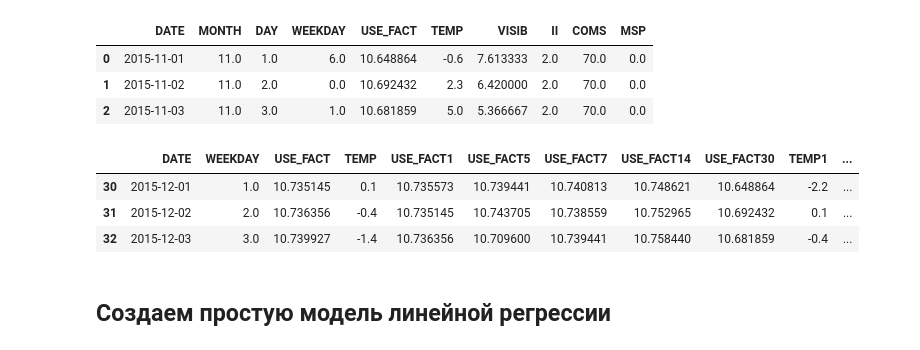
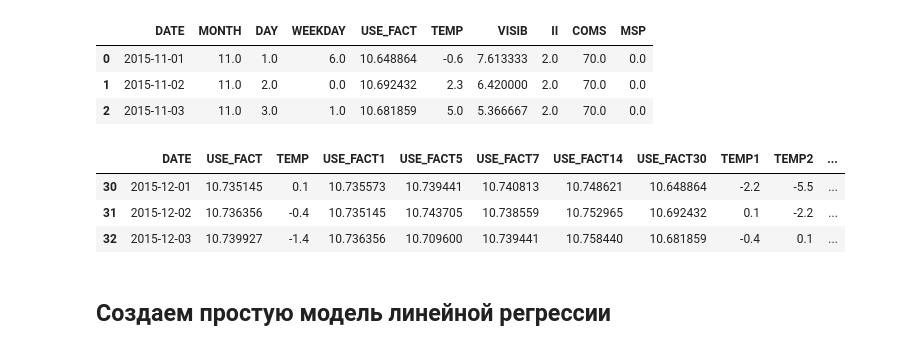
Before and after one commit to andyst75/EnergyForecast, a Jupyter notebook: energo-model.ipynb, the cells around one changed output. Saved outputs shown, nothing was run; the diff lists cells and outputs as text; code cells hidden in the pictures.

```diff
--- a/energo-model.ipynb
+++ b/energo-model.ipynb
@@ -41,6 +41,7 @@ print(f"Python version: {'.'.join(list(map(str, sys.version_info[:3])))}")
 print(f"Scikit-learn version: {sklearn.__version__}")
 
 DATA = 'data-prepare' + os.sep
+DATA = ''
 
 def mean_absolute_percentage_error(y_true, y_pred):
     y_true, y_pred = np.array(y_true), np.array(y_pred)
@@ -294,37 +296,38 @@ for r, d in data_train[30:len(data_train) - 5].iterrows():
     data_train3m.loc[r, "WEEKDAY"] = d["WEEKDAY"]
     data_train3m.loc[r, "USE_FACT"] = d["USE_FACT"]
     data_train3m.loc[r, "TEMP"] = d["TEMP"]
 
     data_train3m.loc[r, "USE_FACT1"]  = data_train.loc[r - 1, "USE_FACT"]
     data_train3m.loc[r, "USE_FACT5"]  = data_train.loc[r - 5, "USE_FACT"]
     data_train3m.loc[r, "USE_FACT7"]  = data_train.loc[r - 7, "USE_FACT"]
     data_train3m.loc[r, "USE_FACT14"] = data_train.loc[r - 14, "USE_FACT"]
     data_train3m.loc[r, "USE_FACT30"] = data_train.loc[r - 30, "USE_FACT"]
 
     data_train3m.loc[r, "TEMP1"] = data_train.loc[r - 1]["TEMP"]
     data_train3m.loc[r, "TEMP2"] = data_train.loc[r - 2]["TEMP"]
     data_train3m.loc[r, "TEMP3"] = data_train.loc[r - 3]["TEMP"]
     data_train3m.loc[r, "TEMP5"] = data_train.loc[r - 5]["TEMP"]
 
     data_train3m.loc[r, "II"] = data_train.loc[r]["II"]
     data_train3m.loc[r, "II3"] = data_train.loc[r - 3]["II"]
 
     data_train3m.loc[r, "COMS"] = data_train.loc[r]["COMS"]
 
     data_train3m.loc[r, "MSP"] = data_train.loc[r]["MSP"]
 
     data_train3m.loc[r, "USE_PRED1"]  = data_train.loc[r + 1, "USE_FACT"]
     data_train3m.loc[r, "USE_PRED2"]  = data_train.loc[r + 2, "USE_FACT"]
     data_train3m.loc[r, "USE_PRED3"]  = data_train.loc[r + 3, "USE_FACT"]
     data_train3m.loc[r, "USE_PRED4"]  = data_train.loc[r + 4, "USE_FACT"]
     data_train3m.loc[r, "USE_PRED5"]  = data_train.loc[r + 5, "USE_FACT"]
 
+data_train3m = pd.get_dummies(data_train3m, columns=["WEEKDAY"], drop_first=True)
 data_train3m.head(3)
 # %% [output]
-|  | DATE | WEEKDAY | USE_FACT | TEMP | USE_FACT1 | USE_FACT5 | USE_FACT7 | USE_FACT14 | USE_FACT30 | TEMP1 | ... |
-| 30 | 2015-12-01 | 1.0 | 10.735145 | 0.1 | 10.735573 | 10.739441 | 10.740813 | 10.748621 | 10.648864 | -2.2 | ... |
-| 31 | 2015-12-02 | 2.0 | 10.736356 | -0.4 | 10.735145 | 10.743705 | 10.738559 | 10.752965 | 10.692432 | 0.1 | ... |
-| 32 | 2015-12-03 | 3.0 | 10.739927 | -1.4 | 10.736356 | 10.709600 | 10.739441 | 10.758440 | 10.681859 | -0.4 | ... |
+|  | DATE | USE_FACT | TEMP | USE_FACT1 | USE_FACT5 | USE_FACT7 | USE_FACT14 | USE_FACT30 | TEMP1 | TEMP2 | ... |
+| 30 | 2015-12-01 | 10.735145 | 0.1 | 10.735573 | 10.739441 | 10.740813 | 10.748621 | 10.648864 | -2.2 | -5.5 | ... |
+| 31 | 2015-12-02 | 10.736356 | -0.4 | 10.735145 | 10.743705 | 10.738559 | 10.752965 | 10.692432 | 0.1 | -2.2 | ... |
+| 32 | 2015-12-03 | 10.739927 | -1.4 | 10.736356 | 10.709600 | 10.739441 | 10.758440 | 10.681859 | -0.4 | 0.1 | ... |
 # %% [markdown]
 ## Создаем простую модель линейной регрессии
 # %%
```
Also changed, not shown: parts of 12 cells of this notebook, 1 other file.
